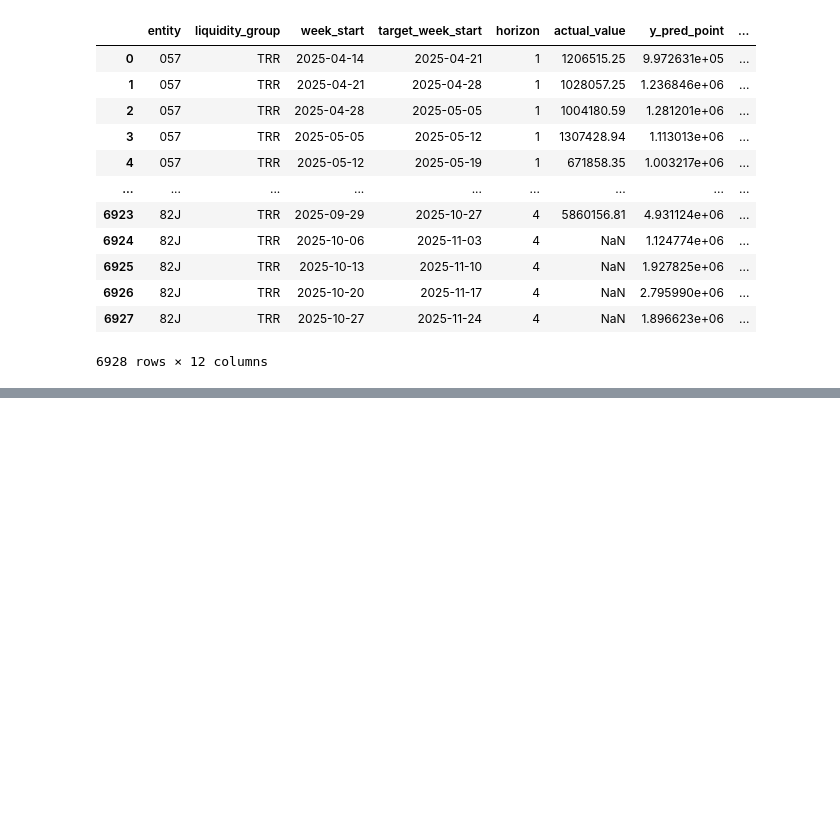
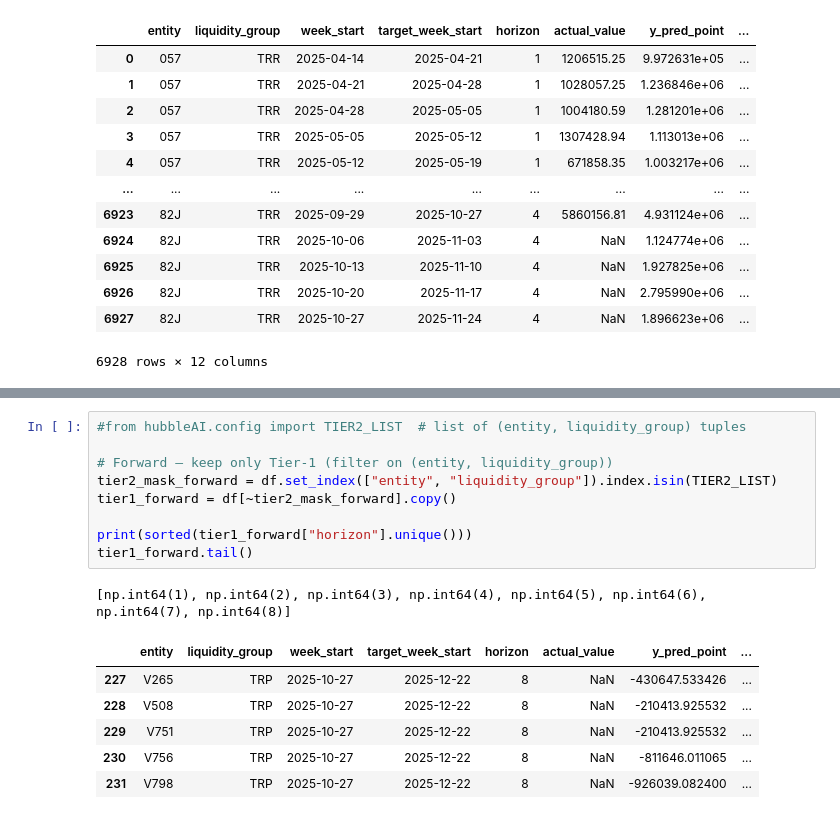
Before and after one commit to porvakanti/hubbleAI, a Jupyter notebook: notebooks/inspect_output.ipynb, the cells around one changed output, grey strips where cells are left out. Drawn from its saved outputs; the diff is of its cells as text; blank space fills up the shorter version.

Commit message:
inspect the output files with imports

```diff
--- a/notebooks/inspect_output.ipynb
+++ b/notebooks/inspect_output.ipynb
@@ -51,0 +77,17 @@ backtest_df
+# %%
+#from hubbleAI.config import TIER2_LIST  # list of (entity, liquidity_group) tuples
+
+# Forward – keep only Tier-1 (filter on (entity, liquidity_group))
+tier2_mask_forward = df.set_index(["entity", "liquidity_group"]).index.isin(TIER2_LIST)
+tier1_forward = df[~tier2_mask_forward].copy()
+
+print(sorted(tier1_forward["horizon"].unique()))
+tier1_forward.tail()
+# %% [output]
+[np.int64(1), np.int64(2), np.int64(3), np.int64(4), np.int64(5), np.int64(6), np.int64(7), np.int64(8)]
+|  | entity | liquidity_group | week_start | target_week_start | horizon | actual_value | y_pred_point | ... |
+| 227 | V265 | TRP | 2025-10-27 | 2025-12-22 | 8 | NaN | -430647.533426 | ... |
+| 228 | V508 | TRP | 2025-10-27 | 2025-12-22 | 8 | NaN | -210413.925532 | ... |
+| 229 | V751 | TRP | 2025-10-27 | 2025-12-22 | 8 | NaN | -210413.925532 | ... |
+| 230 | V756 | TRP | 2025-10-27 | 2025-12-22 | 8 | NaN | -811646.011065 | ... |
+| 231 | V798 | TRP | 2025-10-27 | 2025-12-22 | 8 | NaN | -926039.082400 | ... |
```
Also changed, not shown: parts of 5 cells of this notebook.
